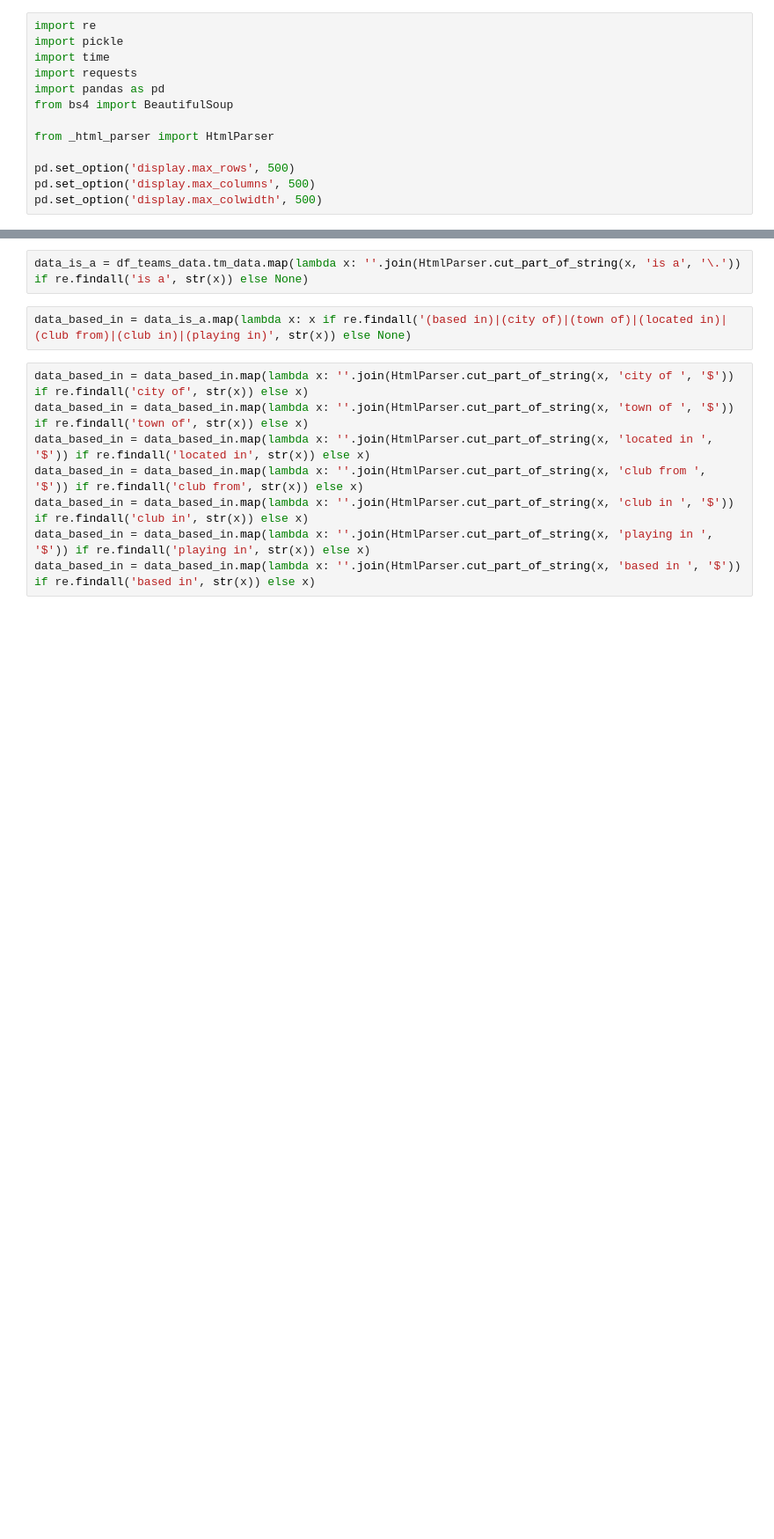
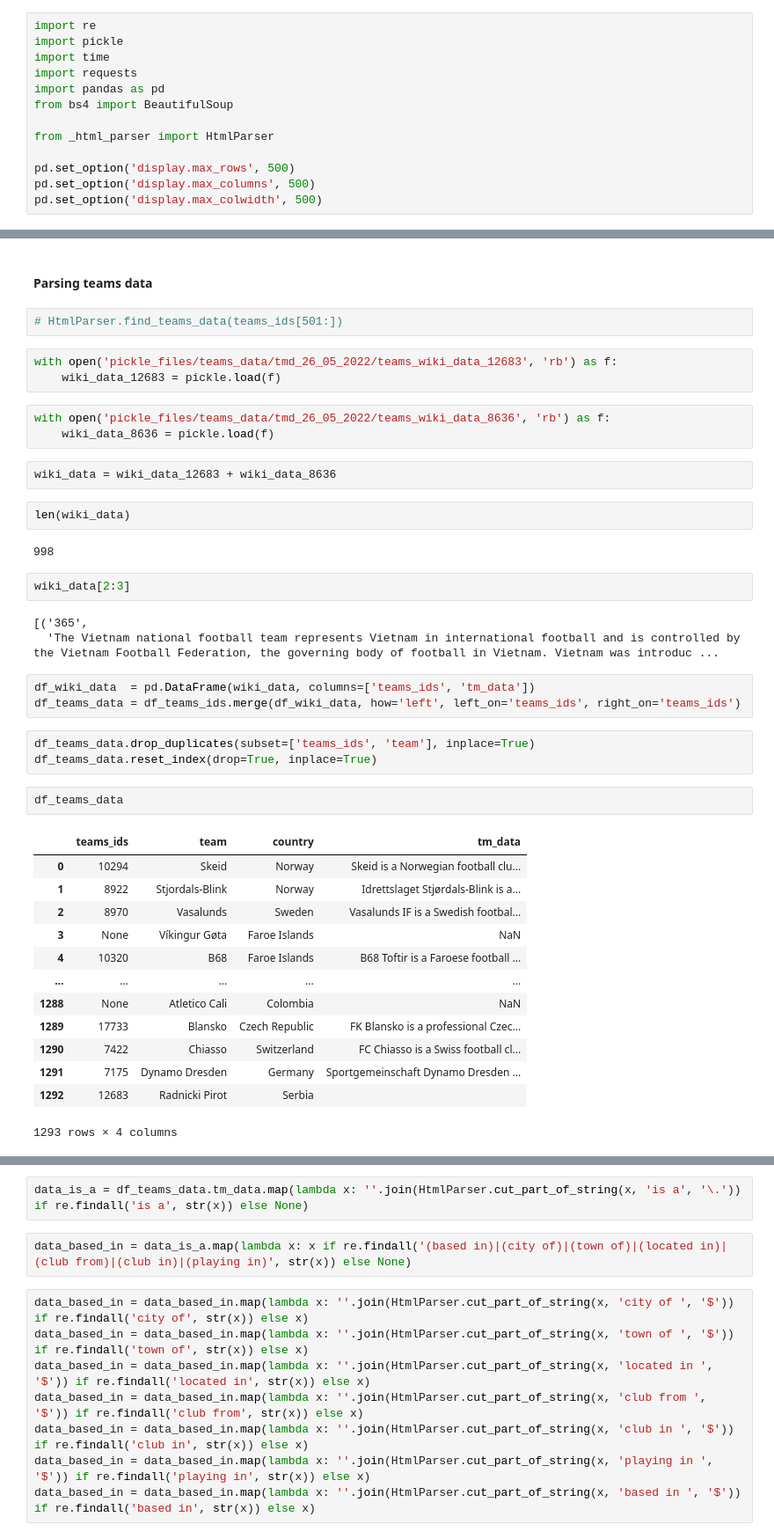
Before and after one commit to CryptoBrahman/football_competitions_research, a Jupyter notebook: parsing_teams_data.ipynb, the cells around one changed output, grey strips where cells are left out. Shown: that part at 88% size. Saved outputs shown, nothing was run; the diff lists cells and outputs as text; blank space fills up the shorter version.

```diff
--- a/parsing_teams_data.ipynb
+++ b/parsing_teams_data.ipynb
@@ -85,0 +105,43 @@ df_teams_na_data.shape
+# %% [markdown]
+#### Parsing teams data
+# %%
+# HtmlParser.find_teams_data(teams_ids[501:])
+# %%
+with open('pickle_files/teams_data/tmd_26_05_2022/teams_wiki_data_12683', 'rb') as f:
+    wiki_data_12683 = pickle.load(f)
+# %%
+with open('pickle_files/teams_data/tmd_26_05_2022/teams_wiki_data_8636', 'rb') as f:
+    wiki_data_8636 = pickle.load(f)
+# %%
+wiki_data = wiki_data_12683 + wiki_data_8636
+# %%
+len(wiki_data)
+# %% [output]
+998
+# %%
+wiki_data[2:3]
+# %% [output]
+[('365',
+  'The Vietnam national football team represents Vietnam in international football and is controlled by the Vietnam Football Federation, the governing body of football in Vietnam. Vietnam was introduc ...
+# %%
+df_wiki_data  = pd.DataFrame(wiki_data, columns=['teams_ids', 'tm_data'])
+df_teams_data = df_teams_ids.merge(df_wiki_data, how='left', left_on='teams_ids', right_on='teams_ids')
+# %%
+df_teams_data.drop_duplicates(subset=['teams_ids', 'team'], inplace=True)
+df_teams_data.reset_index(drop=True, inplace=True)
+# %%
+df_teams_data
+# %% [output]
+|  | teams_ids | team | country | tm_data |
+| 0 | 10294 | Skeid | Norway | Skeid is a Norwegian football clu... |
+| 1 | 8922 | Stjordals-Blink | Norway | Idrettslaget Stjørdals-Blink is a... |
+| 2 | 8970 | Vasalunds | Sweden | Vasalunds IF is a Swedish footbal... |
+| 3 | None | Víkingur Gøta | Faroe Islands | NaN |
+| 4 | 10320 | B68 | Faroe Islands | B68 Toftir is a Faroese football ... |
+| ... | ... | ... | ... | ... |
+| 1288 | None | Atletico Cali | Colombia | NaN |
+| 1289 | 17733 | Blansko | Czech Republic | FK Blansko is a professional Czec... |
+| 1290 | 7422 | Chiasso | Switzerland | FC Chiasso is a Swiss football cl... |
+| 1291 | 7175 | Dynamo Dresden | Germany | Sportgemeinschaft Dynamo Dresden ... |
+| 1292 | 12683 | Radnicki Pirot | Serbia |  |
+1293 rows × 4 columns
```
Also changed, not shown: parts of 56 cells of this notebook, 16 other files.
